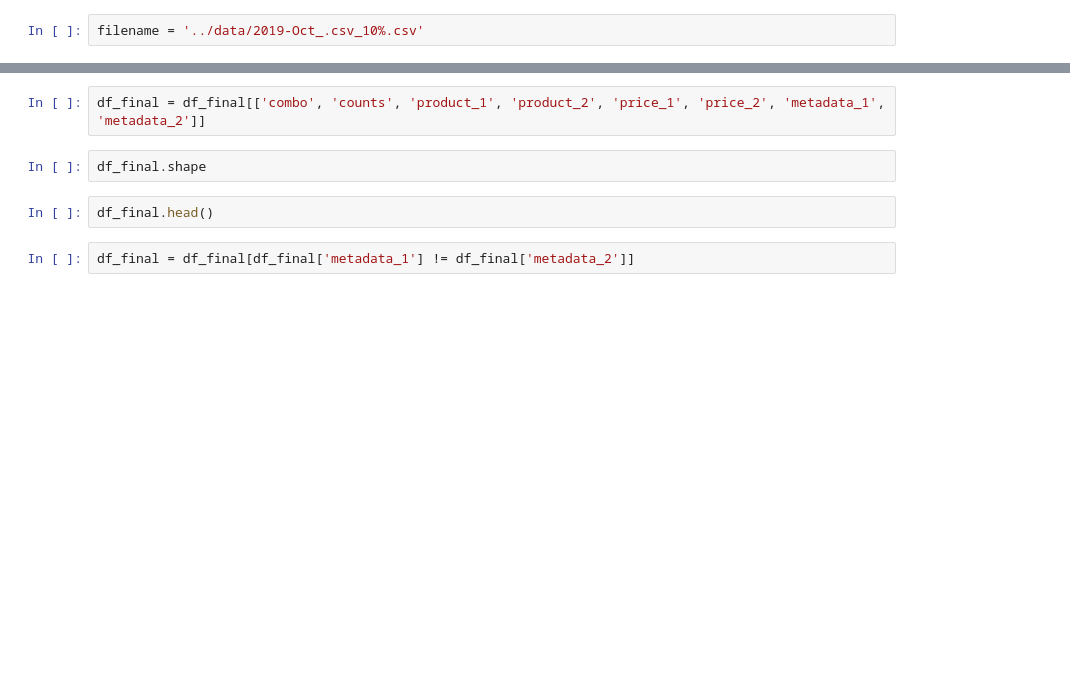
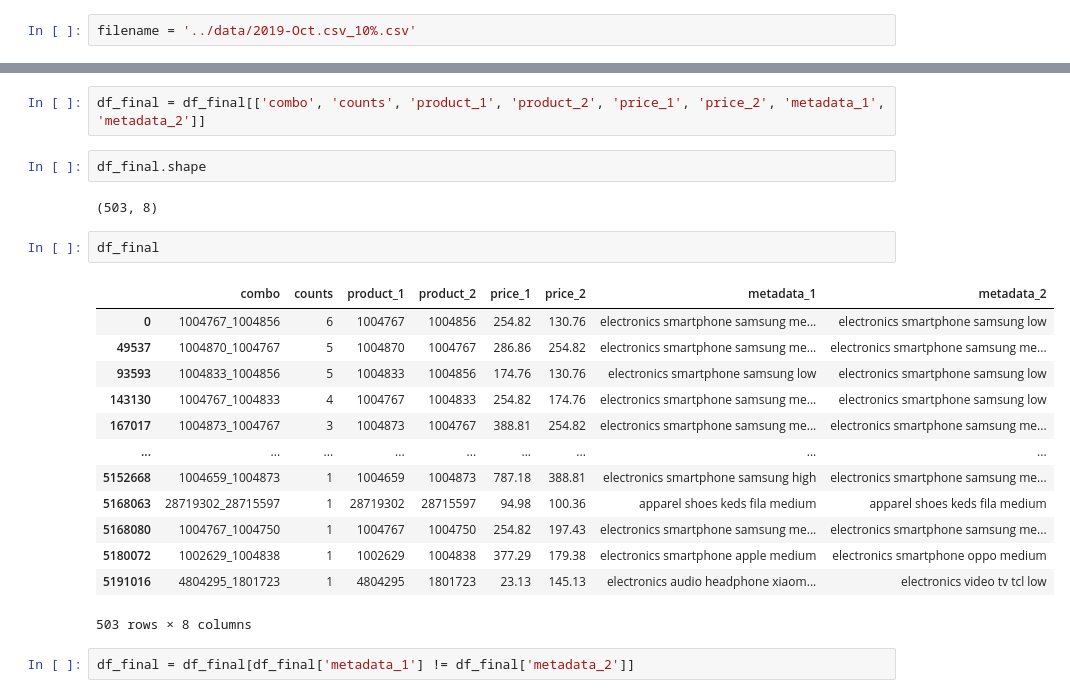
Before and after one commit to sailormoonvicky/eCommerce, a Jupyter notebook: notebooks/X_seller_refined_12_05.ipynb, the cells around one changed output, grey strips where cells are left out. Saved outputs shown, nothing was run; the diff lists cells and outputs as text; blank space fills up the shorter version.

```diff
--- a/notebooks/X_seller_refined_12_05.ipynb
+++ b/notebooks/X_seller_refined_12_05.ipynb
@@ -10,7 +10,7 @@ from sklearn.metrics.pairwise import cosine_similarity
 from collections import Counter
 import operator
 # %%
-filename = '../data/2019-Oct_.csv_10%.csv'
+filename = '../data/2019-Oct.csv_10%.csv'
 # %%
 import random
 p = 1  # 1% of the lines
@@ -144,8 +227,24 @@ df_final.shape
 df_final = df_final[['combo', 'counts', 'product_1', 'product_2', 'price_1', 'price_2', 'metadata_1', 'metadata_2']]
 # %%
 df_final.shape
+# %% [output]
+(503, 8)
-# %%
-df_final.head()
+# %%
+df_final
+# %% [output]
+|  | combo | counts | product_1 | product_2 | price_1 | price_2 | metadata_1 | metadata_2 |
+| 0 | 1004767_1004856 | 6 | 1004767 | 1004856 | 254.82 | 130.76 | electronics smartphone samsung me... | electronics smartphone samsung low |
+| 49537 | 1004870_1004767 | 5 | 1004870 | 1004767 | 286.86 | 254.82 | electronics smartphone samsung me... | electronics smartphone samsung me... |
+| 93593 | 1004833_1004856 | 5 | 1004833 | 1004856 | 174.76 | 130.76 | electronics smartphone samsung low | electronics smartphone samsung low |
+| 143130 | 1004767_1004833 | 4 | 1004767 | 1004833 | 254.82 | 174.76 | electronics smartphone samsung me... | electronics smartphone samsung low |
+| 167017 | 1004873_1004767 | 3 | 1004873 | 1004767 | 388.81 | 254.82 | electronics smartphone samsung me... | electronics smartphone samsung me... |
+| ... | ... | ... | ... | ... | ... | ... | ... | ... |
+| 5152668 | 1004659_1004873 | 1 | 1004659 | 1004873 | 787.18 | 388.81 | electronics smartphone samsung high | electronics smartphone samsung me... |
+| 5168063 | 28719302_28715597 | 1 | 28719302 | 28715597 | 94.98 | 100.36 | apparel shoes keds fila medium | apparel shoes keds fila medium |
+| 5168080 | 1004767_1004750 | 1 | 1004767 | 1004750 | 254.82 | 197.43 | electronics smartphone samsung me... | electronics smartphone samsung me... |
+| 5180072 | 1002629_1004838 | 1 | 1002629 | 1004838 | 377.29 | 179.38 | electronics smartphone apple medium | electronics smartphone oppo medium |
+| 5191016 | 4804295_1801723 | 1 | 4804295 | 1801723 | 23.13 | 145.13 | electronics audio headphone xiaom... | electronics video tv tcl low |
+503 rows × 8 columns
 # %%
 df_final = df_final[df_final['metadata_1'] != df_final['metadata_2']]
 # %%
```
Also changed, not shown: parts of 34 cells of this notebook, 2 other files.
